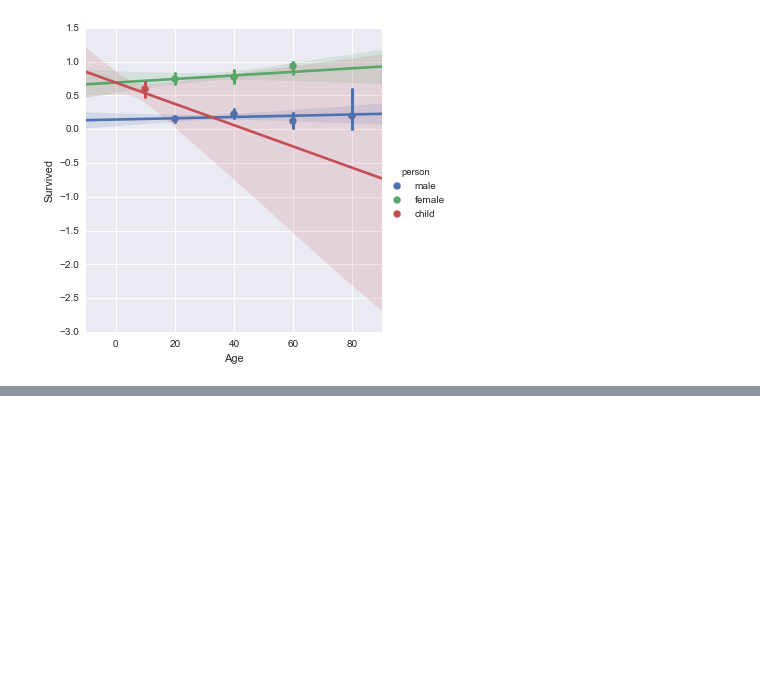
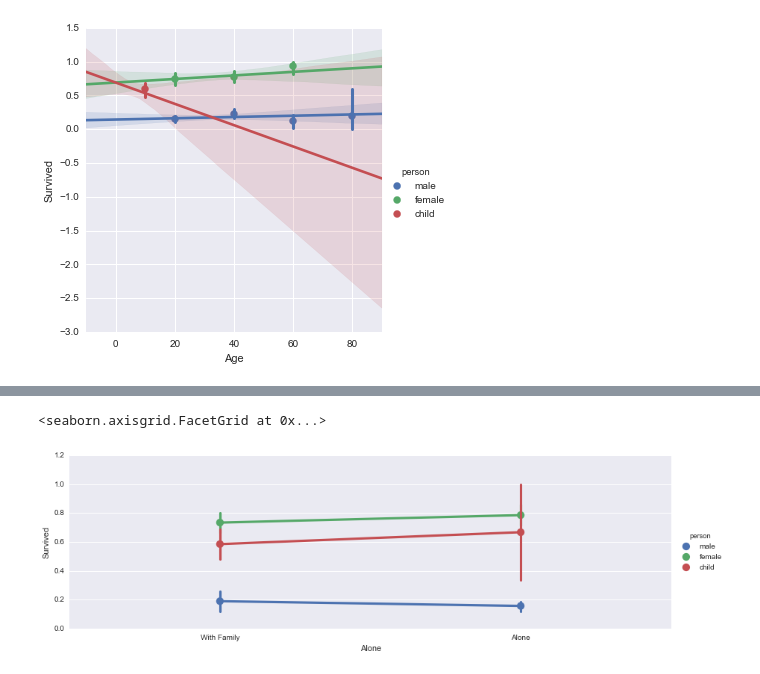
Before and after one commit to Kingshuk1991/udemy_data_science, a Jupyter notebook: Titanic Intro Projects.ipynb, the cells around one changed output, grey strips where cells are left out. Drawn from its saved outputs; the diff is of its cells as text; code cells hidden in the pictures; blank space fills up the shorter version.

```diff
--- a/Titanic Intro Projects.ipynb
+++ b/Titanic Intro Projects.ipynb
@@ -332,0 +329,5 @@ sns.lmplot('Age','Survived',data=titanic_df,hue='person',x_bins=generations)
+# %%
+sns.factorplot('Alone','Survived',hue='person',data=titanic_df,aspect=3)
+# %% [output]
+<seaborn.axisgrid.FacetGrid at 0x...>
+[figure, added]
```
Also changed, not shown: parts of 21 cells of this notebook.
